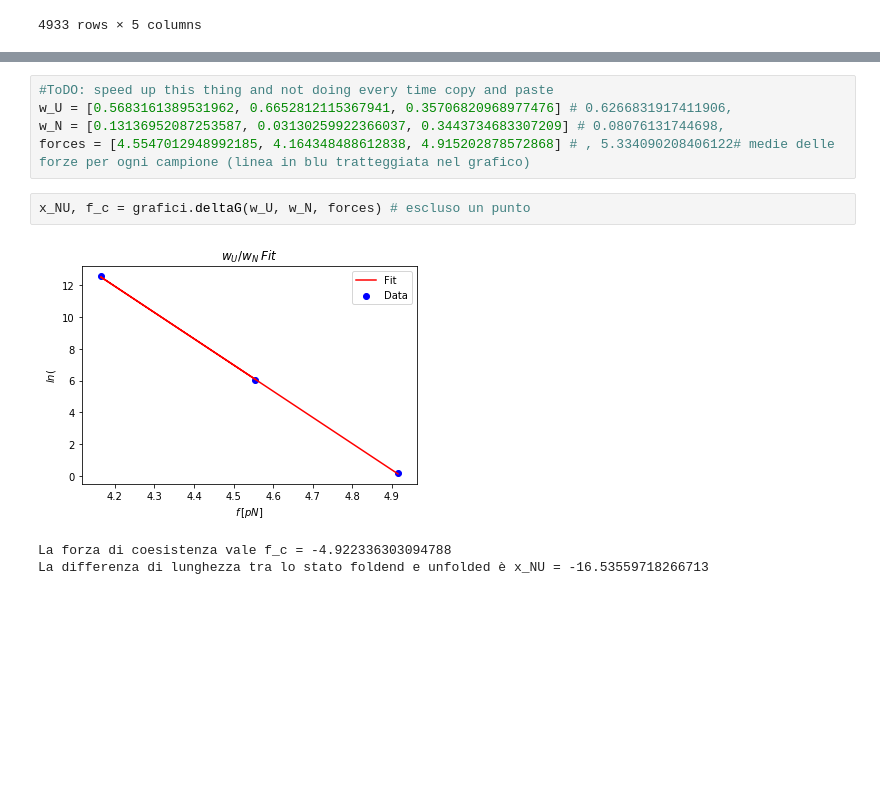
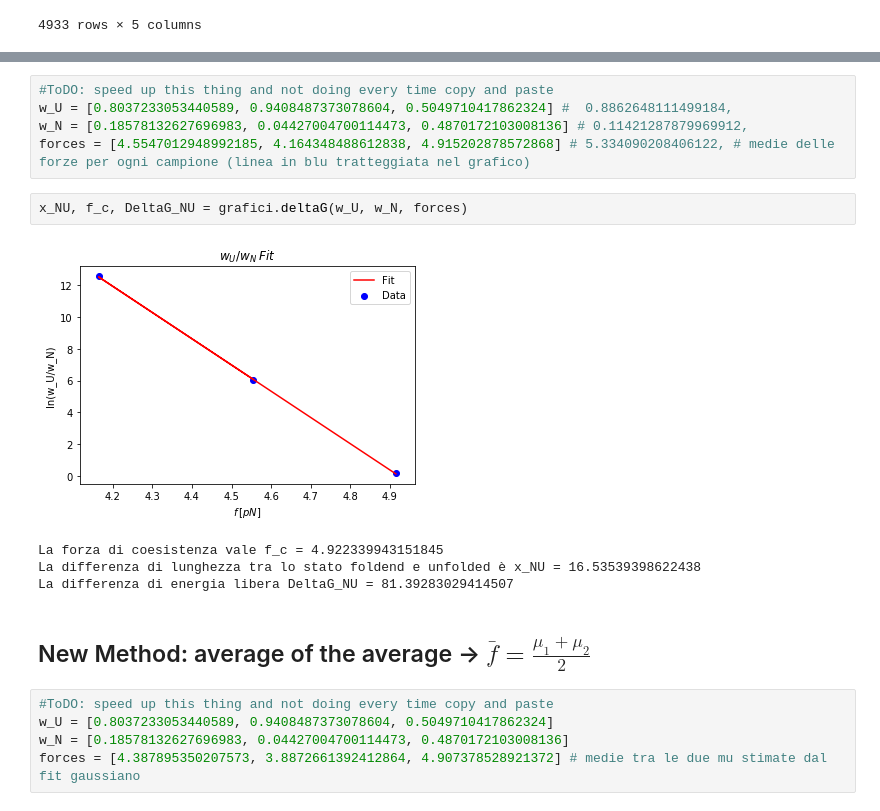
Before and after one commit to RiccardoTancredi/TesiTriennale, a Jupyter notebook: hopping.ipynb, the cells around one changed output, grey strips where cells are left out. Saved outputs shown, nothing was run; the diff lists cells and outputs as text; blank space fills up the shorter version.

```diff
--- a/hopping.ipynb
+++ b/hopping.ipynb
@@ -189,11 +221,19 @@ data_frame
 # %%
 #ToDO: speed up this thing and not doing every time copy and paste
-w_U = [0.5683161389531962, 0.6652812115367941, 0.35706820968977476] # 0.6266831917411906,
-w_N = [0.13136952087253587, 0.03130259922366037, 0.3443734683307209] # 0.08076131744698,
-forces = [4.5547012948992185, 4.164348488612838, 4.915202878572868] # , 5.334090208406122# medie delle forze per ogni campione (linea in blu tratteggiata nel grafico)
+w_U = [0.8037233053440589, 0.9408487373078604, 0.5049710417862324] #  0.8862648111499184,
+w_N = [0.18578132627696983, 0.04427004700114473, 0.4870172103008136] # 0.11421287879969912,
+forces = [4.5547012948992185, 4.164348488612838, 4.915202878572868] # 5.334090208406122, # medie delle forze per ogni campione (linea in blu tratteggiata nel grafico)
 # %%
-x_NU, f_c = grafici.deltaG(w_U, w_N, forces) # escluso un punto
+x_NU, f_c, DeltaG_NU = grafici.deltaG(w_U, w_N, forces)
 # %% [output]
-[figure, old version]
+[figure, new version]
-La forza di coesistenza vale f_c = -4.922336303094788
-La differenza di lunghezza tra lo stato foldend e unfolded è x_NU = -16.53559718266713
+La forza di coesistenza vale f_c = 4.922339943151845
+La differenza di lunghezza tra lo stato foldend e unfolded è x_NU = 16.53539398622438
+La differenza di energia libera DeltaG_NU = 81.39283029414507
+# %% [markdown]
+## New Method: average of the average -> $\bar{f} = \frac{\mu_1 + \mu_2}{2}$
+# %%
+#ToDO: speed up this thing and not doing every time copy and paste
+w_U = [0.8037233053440589, 0.9408487373078604, 0.5049710417862324]
+w_N = [0.18578132627696983, 0.04427004700114473, 0.4870172103008136]
+forces = [4.387895350207573, 3.8872661392412864, 4.907378528921372] # medie tra le due mu stimate dal fit gaussiano
```
Also changed, not shown: parts of 19 cells of this notebook, 45 other files.
